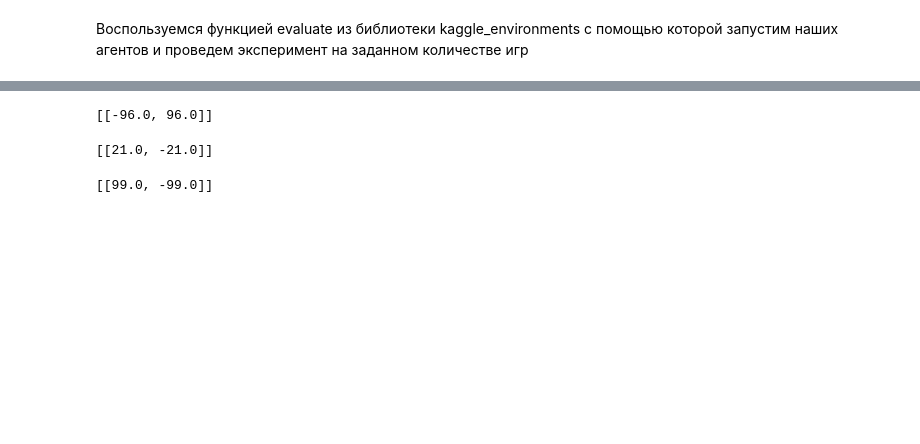
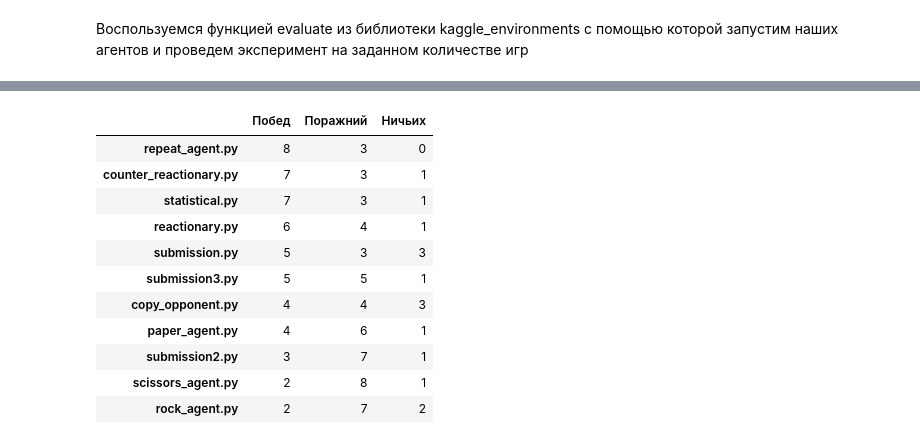
Before and after one commit to Glebych2/MIPT_home_work, a Jupyter notebook: Environment_example.ipynb, the cells around one changed output, grey strips where cells are left out. Saved outputs shown, nothing was run; the diff lists cells and outputs as text; code cells hidden in the pictures; blank space fills up the shorter version.

```diff
--- a/Environment_example.ipynb
+++ b/Environment_example.ipynb
@@ -149,24 +184,0 @@ evaluate(
-# %%
-evaluate(
-    "rps", #environment to use - no need to change
-    ["counter_reactionary.py", "copy_opponent.py"], #agents to evaluate
-    configuration={"episodeSteps": 100, 'tieRewardThreshold': 2} #number of episodes
-)
-# %% [output]
-[[-96.0, 96.0]]
-# %%
-evaluate(
-    "rps", #environment to use - no need to change
-    ["statistical.py", "copy_opponent.py"], #agents to evaluate
-    configuration={"episodeSteps": 100, 'tieRewardThreshold': 1} #number of episodes
-)
-# %% [output]
-[[21.0, -21.0]]
-# %%
-evaluate(
-    "rps", #environment to use - no need to change
-    ["scissors_agent.py", "paper"], #agents to evaluate
-    configuration={"episodeSteps":100} #number of episodes
-)
-# %% [output]
-[[99.0, -99.0]]
@@ -172,0 +214,18 @@ evaluate(
+# %%
+colName = ["Побед", "Поражний", "Ничьих"]
+df = pd.DataFrame.from_dict(dict_win, orient='index', columns=colName)
+df = df.sort_values("Побед",ascending = False)
+df
+# %% [output]
+|  | Побед | Поражний | Ничьих |
+| repeat_agent.py | 8 | 3 | 0 |
+| counter_reactionary.py | 7 | 3 | 1 |
+| statistical.py | 7 | 3 | 1 |
+| reactionary.py | 6 | 4 | 1 |
+| submission.py | 5 | 3 | 3 |
+| submission3.py | 5 | 5 | 1 |
+| copy_opponent.py | 4 | 4 | 3 |
+| paper_agent.py | 4 | 6 | 1 |
+| submission2.py | 3 | 7 | 1 |
+| scissors_agent.py | 2 | 8 | 1 |
+| rock_agent.py | 2 | 7 | 2 |
```
Also changed, not shown: parts of 16 cells of this notebook.
